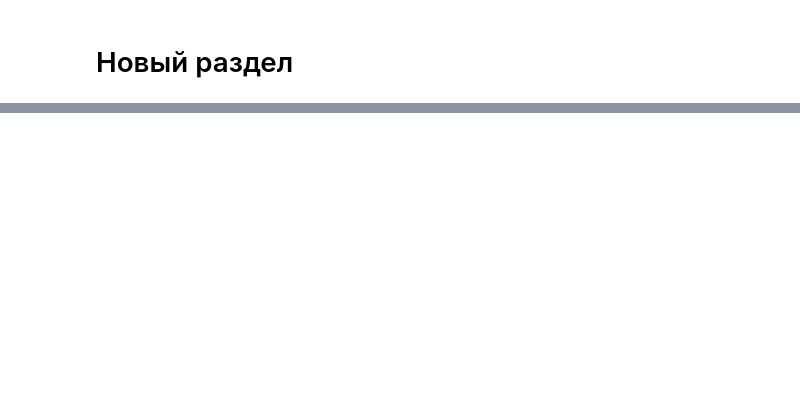
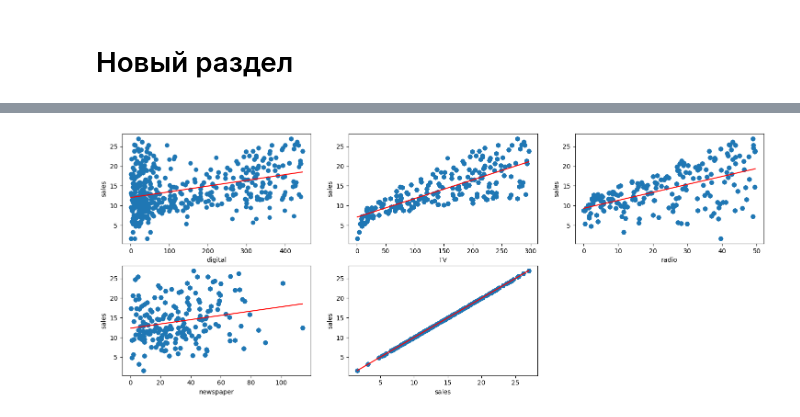
Before and after one commit to esyakov/low-code-book-projects, a Jupyter notebook: Chapter_4.ipynb, the cells around one changed output, grey strips where cells are left out. Saved outputs shown, nothing was run; the diff lists cells and outputs as text; code cells hidden in the pictures; blank space fills up the shorter version.

```diff
--- a/Chapter_4.ipynb
+++ b/Chapter_4.ipynb
@@ -84,2 +108,24 @@ sns.heatmap(adv_df.corr(),annot=True,vmin=0,vmax=1,cmap='magma')
 # %% [markdown]
 # Новый раздел
+# %%
+import numpy as np
+import matplotlib.pyplot as plt
+
+# Генерируем данные с сильной корреляцией
+np.random.seed(42)
+x = np.linspace(0, 400, 100)
+y = x * 0.05 + np.random.normal(0, 0.5, 100)  # небольшие случайные шумы
+
+# Добавляем выброс - точку далеко от основной группы
+x_outlier = 350
+y_outlier = 15
+
+plt.figure(figsize=(8, 5))
+plt.scatter(x, y, label='Обычные точки')
+plt.scatter(x_outlier, y_outlier, color='red', label='Выброс (outlier)', s=100)  # крупная красная точка
+plt.xlabel('digital')
+plt.ylabel('sales')
+plt.title('Диаграмма рассеяния с выбросом')
+plt.legend()
+plt.grid(True)
+plt.show()
@@ -85,0 +134,15 @@ sns.heatmap(adv_df.corr(),annot=True,vmin=0,vmax=1,cmap='magma')
+# %%
+plt.figure(figsize=(18, 18))
+
+for i, col in enumerate(adv_df.columns[0:13]): #iterates over all columns except for price column (last one)
+    plt.subplot(5, 3, i+1) # each row three figure
+    x = adv_df[col] #x-axis
+    y = adv_df['sales'] #y-axis
+    plt.plot(x, y, 'o')
+
+    # Create regression line
+    plt.plot(np.unique(x), np.poly1d(np.polyfit(x, y, 1)) (np.unique(x)), color='red')
+    plt.xlabel(col) # x-label
+    plt.ylabel('sales') # y-label
+# %% [output]
+[figure, added]
```
Also changed, not shown: parts of 5 cells of this notebook.
